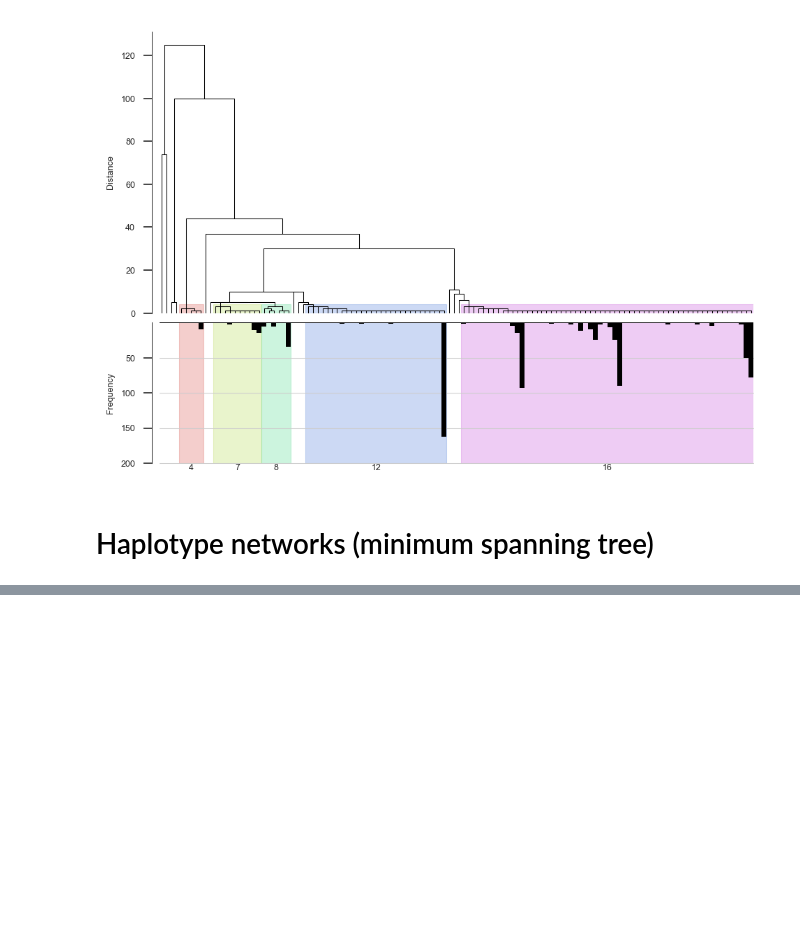
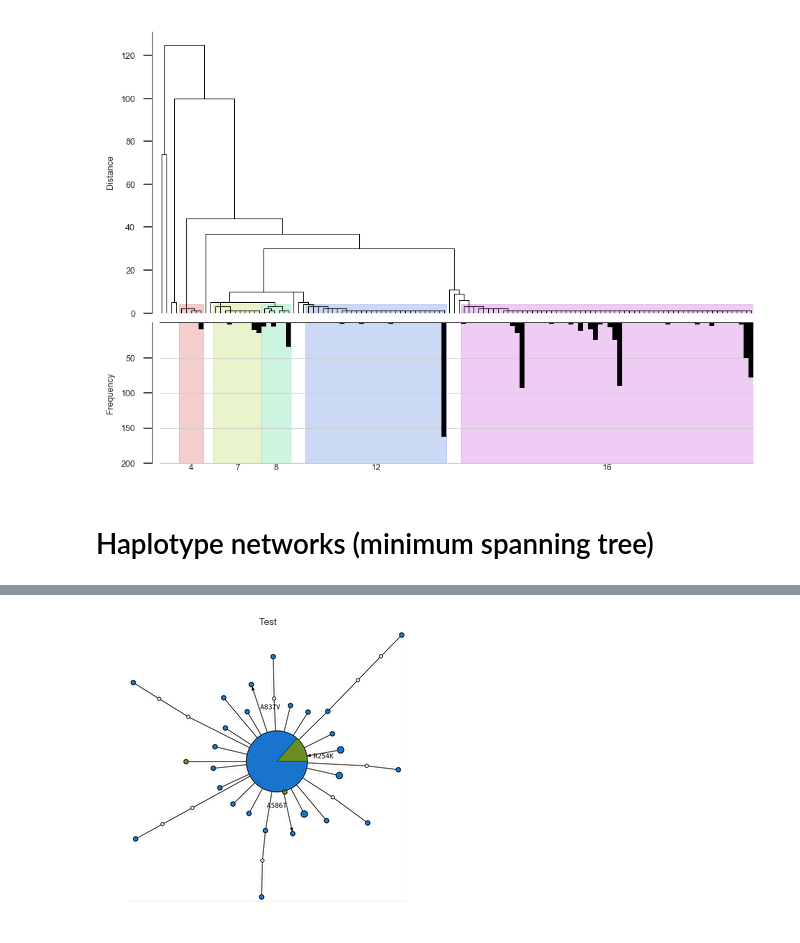
Before and after one commit to cclarkson/agam-vgsc-report, a Jupyter notebook: notebooks/haplork_cluster_nets.ipynb, the cells around one changed output, grey strips where cells are left out. Drawn from its saved outputs; the diff is of its cells as text; code cells hidden in the pictures; blank space fills up the shorter version.

```diff
--- a/notebooks/haplork_cluster_nets.ipynb
+++ b/notebooks/haplork_cluster_nets.ipynb
@@ -324,0 +536,5 @@ graph_haplotype_network(cluster_haps, hap_colors=cluster_hap_colors, mode='KK',
+# %%
+# just for fun, graph the whole lot...
+graph = graph_haplotype_network(h_vgsc, hap_colors=hap_colors, network_method='mst',
+                                variant_labels=variant_labels_vgsc, fontsize=7, show_node_labels=10000)
+graph
@@ -324,0 +558,11 @@ graph_haplotype_network(cluster_haps, hap_colors=cluster_hap_colors, mode='KK',
+# %%
+#generate a 'graph'
+cluster_idx = 12
+dend_start, dend_stop, cluster_hap_indices = cluster_spans_995F[cluster_idx]
+cluster_haps = h_vgsc_995F.take(cluster_hap_indices, axis=1)
+cluster_hap_pops = hap_pops_995F[cluster_hap_indices]
+cluster_hap_colors = np.array([pop_colors[p] for p in cluster_hap_pops])
+graph2 = graph_haplotype_network(cluster_haps, hap_colors=cluster_hap_colors, mode='KK', network_method='mst',
+                                edge_weight=12, overlap='true', splines=False,
+                                show_node_labels=10000, fontsize='10', variant_labels=variant_labels_vgsc)
+graph2
@@ -324,0 +652,12 @@ graph_haplotype_network(cluster_haps, hap_colors=cluster_hap_colors, mode='KK',
+# %%
+def plot_clus(graph, ax, axis=False, title=None):
+    if axis == False:
+        ax.set_axis_off()
+    if title != None:
+        ax.set_title(title)
+    plot_gv(graph, ax, dpi=600, interpolation='lanczos', ratio='fill')
+# %%
+fig, ax = plt.subplots(figsize=(5, 5))
+plot_clus(graph2, ax, title='Test')
+# %% [output]
+[figure, added]
```
Also changed, not shown: parts of 65 cells of this notebook, 41 other files.
